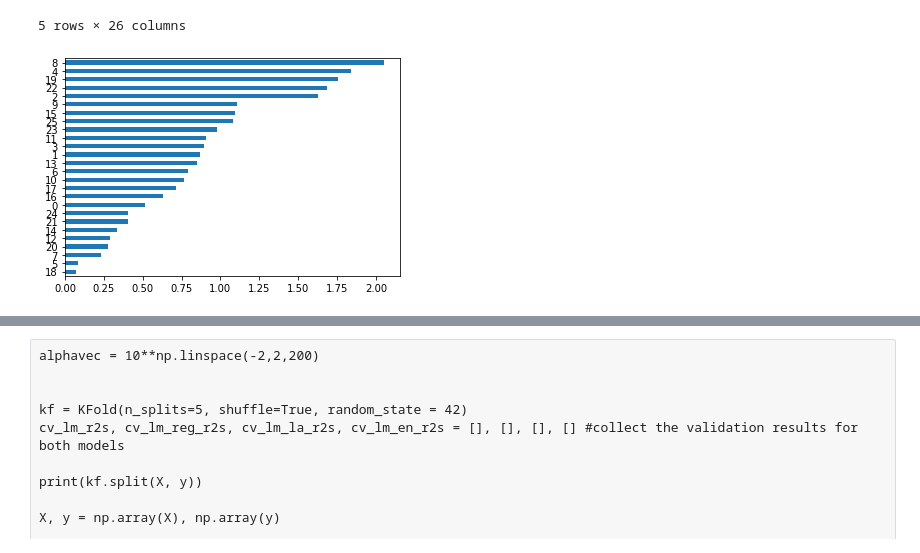
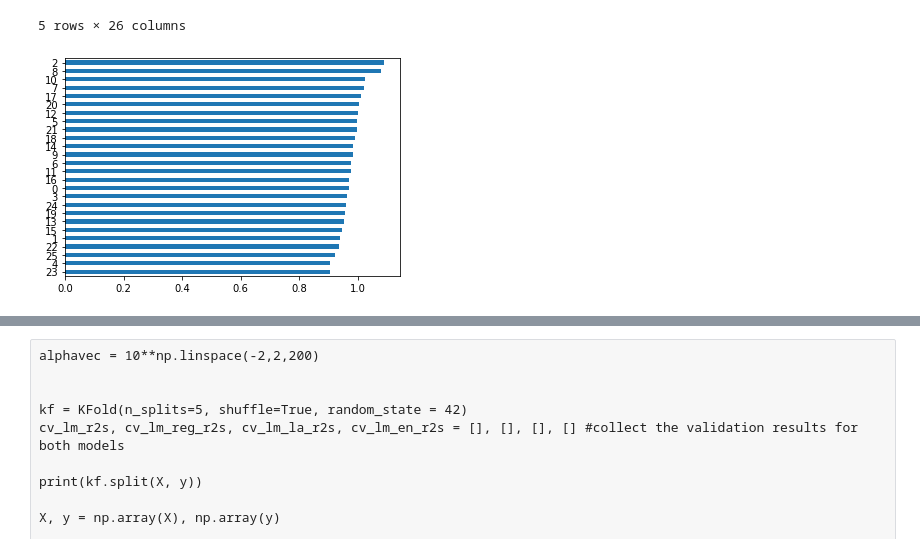
Before and after one commit to zoeyherm/predicting_suicide_rates, a Jupyter notebook: suicide_regression-Copy1.ipynb, the cells around one changed output, grey strips where cells are left out. Saved outputs shown, nothing was run; the diff lists cells and outputs as text; code cells hidden in the pictures.

```diff
--- a/suicide_regression-Copy1.ipynb
+++ b/suicide_regression-Copy1.ipynb
@@ -279,14 +279,16 @@ X_test.head()
 # %%
 b = list(zip((df.columns[4:]), lm.coef_, lm_reg.coef_, lm_la.coef_, lm_en.coef_))
 
 new = pd.DataFrame.from_records(b, columns =['feature', 'OLS', 'LinReg', 'LASSO', 'ElasticNet'])
 col = new.loc[: , "LinReg":"ElasticNet"]
 
 new['mean'] = col.mean(axis=1)
 new['mean_abs'] = abs(new['mean'])
-new = new.sort_values('mean_abs', ascending = True)
-pd.set_option('display.float_format', lambda x: '%.1f' % x)
+new['mean_abs_exp'] = np.exp(new['mean'])
+
+new = new.sort_values('mean_abs_exp', ascending = True)
+pd.set_option('display.float_format', lambda x: '%.3f' % x)
 new
-d = new['mean_abs'].plot.barh()
+d = new['mean_abs_exp'].plot.barh()
 # %% [output]
-[figure, old version]
+[figure, new version]
```
Also changed, not shown: parts of 5 cells of this notebook, 2 other files.
